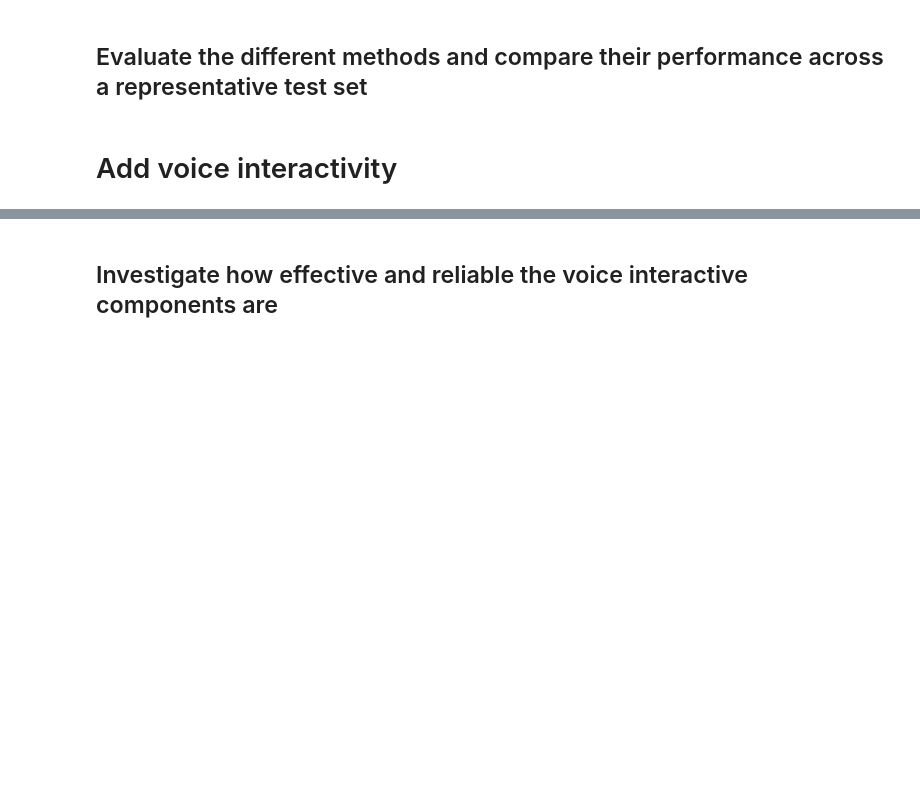
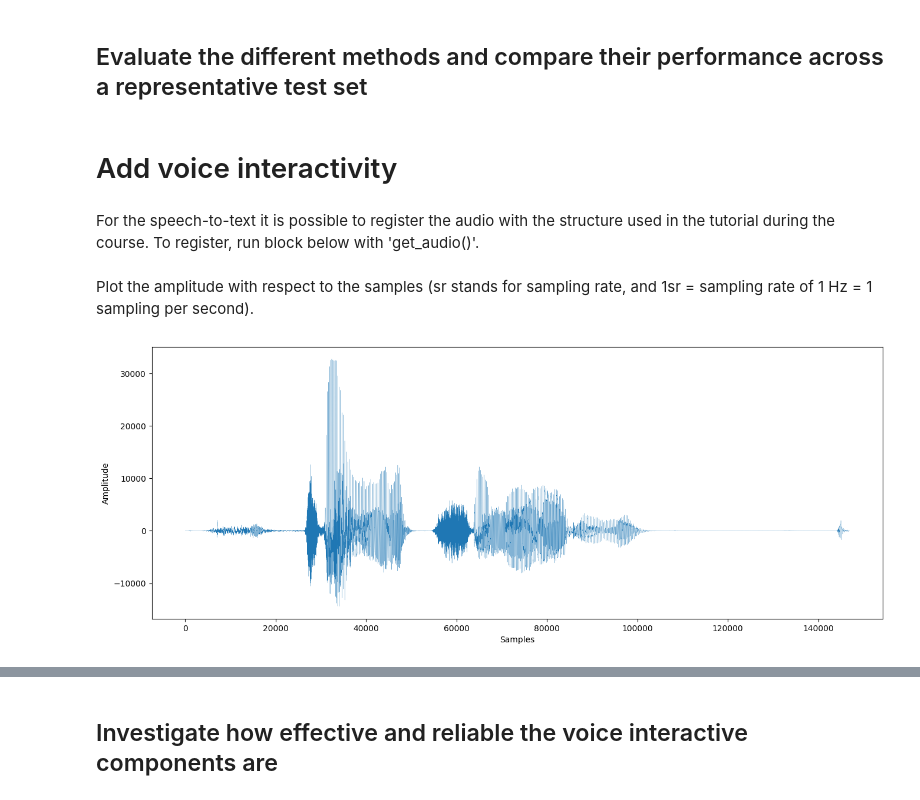
Before and after one commit to Ele975/ML_project2, a Jupyter notebook: AML_project2.ipynb, the cells around one changed output, grey strips where cells are left out. Cells and saved outputs as stored; diff of their text form; code cells hidden in the pictures; blank space fills up the shorter version.

Commit message:
add start of speech-to-text analysis

```diff
--- a/AML_project2.ipynb
+++ b/AML_project2.ipynb
@@ -284,3 +354,5 @@ Similarity: 0.6060172
 ## Evaluate the different methods and compare their performance across a representative test set
 # %% [markdown]
 # Add voice interactivity
+# %% [markdown]
+For the speech-to-text it is possible to register the audio with the structure used in the tutorial during the course. To register, run block below with 'get_audio()'.
@@ -286,0 +466,14 @@ Similarity: 0.6060172
+# %%
+audio, sr = get_audio()
+audio = np.array(audio, dtype=float)
+# %% [markdown]
+Plot the amplitude with respect to the samples (sr stands for sampling rate, and 1sr = sampling rate of 1 Hz = 1 sampling per second).
+# %%
+fig = plt.figure(figsize=(16, 6))
+
+plt.plot(audio, linewidth=0.2)
+plt.ylabel('Amplitude')
+plt.xlabel('Samples')
+plt.show()
+# %% [output]
+[figure, added]
```
Also changed, not shown: parts of 18 cells of this notebook.
